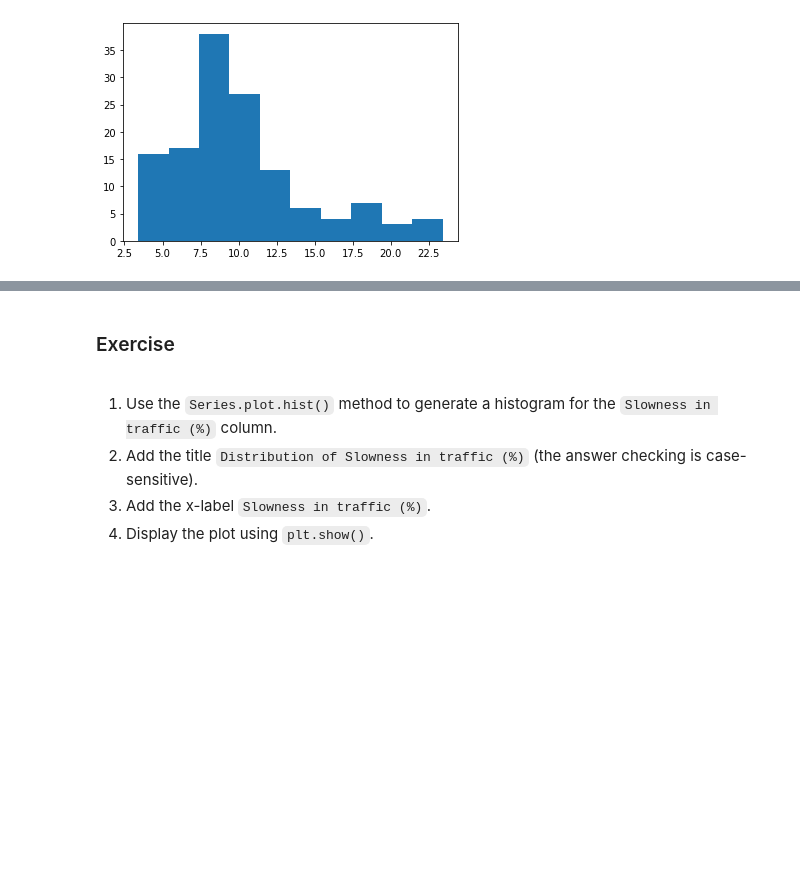
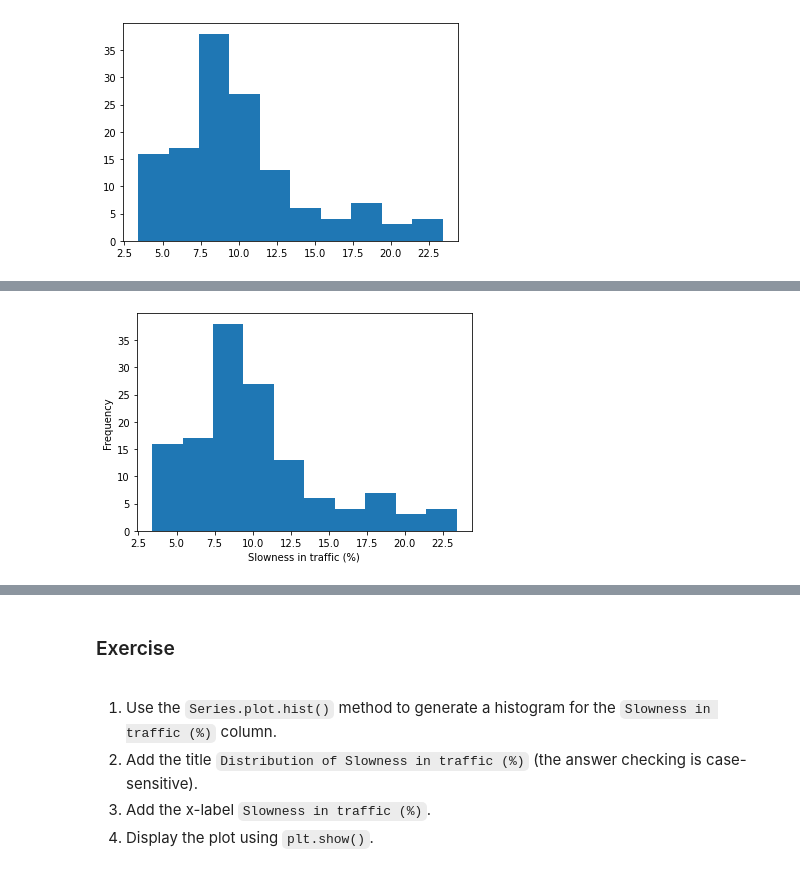
Before and after one commit to rafaeltorrese/data-science-lecture, a Jupyter notebook: 02_data-analysis-viz/02_data_visualization_fundamentals/04_pandas_visualizations_and_grid_charts/pandas_visualizations_and_grid_charts.ipynb, the cells around one changed output, grey strips where cells are left out. Drawn from its saved outputs; the diff is of its cells as text; code cells hidden in the pictures; blank space fills up the shorter version.

```diff
--- a/02_data-analysis-viz/02_data_visualization_fundamentals/04_pandas_visualizations_and_grid_charts/pandas_visualizations_and_grid_charts.ipynb
+++ b/02_data-analysis-viz/02_data_visualization_fundamentals/04_pandas_visualizations_and_grid_charts/pandas_visualizations_and_grid_charts.ipynb
@@ -117,0 +297,7 @@ sentence_3 = False
+# %%
+traffic['Slowness in traffic (%)'].plot.hist()
+plt.xlabel('Slowness in traffic (%)')
+plt.show()
+# The y-label "Frequency" was generated by default
+# %% [output]
+[figure, added]
```
Also changed, not shown: parts of 59 cells of this notebook, 8 other files.
